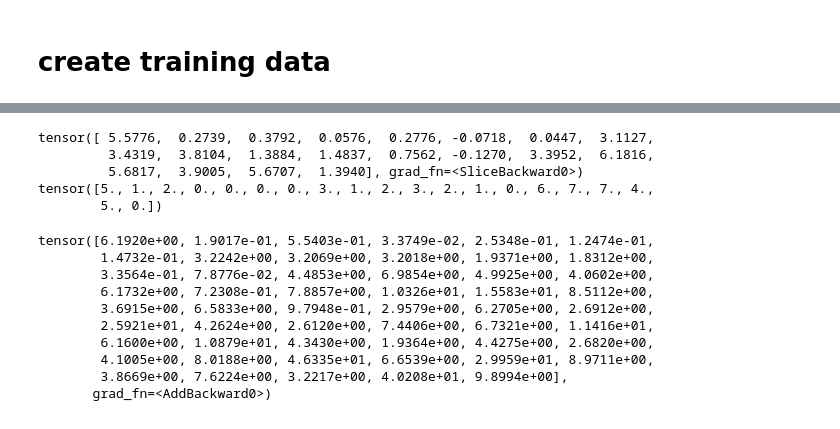
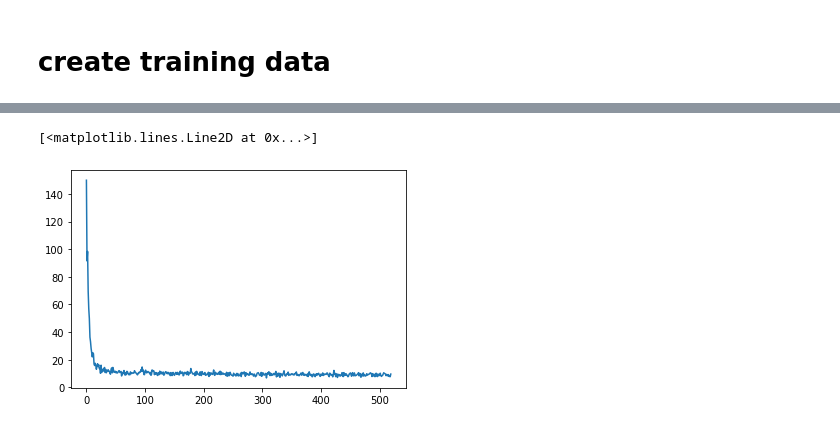
Before and after one commit to kex5n/Vehicles-Dispatch-Simulator, a Jupyter notebook: notebook/train_gcn.ipynb, the cells around one changed output, grey strips where cells are left out. Drawn from its saved outputs; the diff is of its cells as text; code cells hidden in the pictures.

Commit message:
train gcn

```diff
--- a/notebook/train_gcn.ipynb
+++ b/notebook/train_gcn.ipynb
@@ -188,11 +188,3 @@ for grid_id in sorted(raw_feature_df["GridID"].unique()):
                     date_feature.append([grid_id, month, day, hour, minute, len(tmp5), before])
                     before = len(tmp5)
 full_feature_df = pd.DataFrame(date_feature, columns=["GridID", "month", "day", "hour", "minute", "target", "before"])
-
-feature_columns = ["GridID", "month", "day", "hour", "minute", "before"]
-ss = StandardScaler()
-features = ss.fit_transform(full_feature_df[feature_columns].values)
-
-full_feature_df.rename(columns={col: "raw_" + col for col in feature_columns}, inplace=True)
-scaled_feature = pd.DataFrame(features, columns=feature_columns)
-feature_df = pd.concat([full_feature_df, scaled_feature], axis=1)
@@ -321,22 +315,35 @@ IndexError: Dimension out of range (expected to be in range of [-1, 0], but got
-# %%
-print(preds[:20])
-print(targets[:20])
-# %% [output]
-tensor([ 5.5776,  0.2739,  0.3792,  0.0576,  0.2776, -0.0718,  0.0447,  3.1127,
-         3.4319,  3.8104,  1.3884,  1.4837,  0.7562, -0.1270,  3.3952,  6.1816,
-         5.6817,  3.9005,  5.6707,  1.3940], grad_fn=<SliceBackward0>)
-tensor([5., 1., 2., 0., 0., 0., 0., 3., 1., 2., 3., 2., 1., 0., 6., 7., 7., 4.,
-        5., 0.])
-# %%
-pred
-# %% [output]
-tensor([6.1920e+00, 1.9017e-01, 5.5403e-01, 3.3749e-02, 2.5348e-01, 1.2474e-01,
-        1.4732e-01, 3.2242e+00, 3.2069e+00, 3.2018e+00, 1.9371e+00, 1.8312e+00,
-        3.3564e-01, 7.8776e-02, 4.4853e+00, 6.9854e+00, 4.9925e+00, 4.0602e+00,
-        6.1732e+00, 7.2308e-01, 7.8857e+00, 1.0326e+01, 1.5583e+01, 8.5112e+00,
-        3.6915e+00, 6.5833e+00, 9.7948e-01, 2.9579e+00, 6.2705e+00, 2.6912e+00,
-        2.5921e+01, 4.2624e+00, 2.6120e+00, 7.4406e+00, 6.7321e+00, 1.1416e+01,
-        6.1600e+00, 1.0879e+01, 4.3430e+00, 1.9364e+00, 4.4275e+00, 2.6820e+00,
-        4.1005e+00, 8.0188e+00, 4.6335e+01, 6.6539e+00, 2.9959e+01, 8.9711e+00,
-        3.8669e+00, 7.6224e+00, 3.2217e+00, 4.0208e+01, 9.8994e+00],
-       grad_fn=<AddBackward0>)
+# %%
+device = torch.device('cuda' if torch.cuda.is_available() else 'cpu')
+net = Net(num_node_features=len(feature_columns), num_nodes=size).to(device)
+criterion = torch.nn.MSELoss()
+optimizer = torch.optim.Adam(net.parameters(), lr=0.01, weight_decay=5e-4)
+
+net.train()
+losses = []
+for _ in range(10):
+    for batch in train_dataset:
+        targets = None
+        preds = None
+        optimizer.zero_grad()
+        for feature, target in zip(batch.feature, batch.target):
+            feature_tensor = torch.tensor(feature, dtype=torch.float)
+            y_tensor = torch.tensor(target, dtype=torch.float)
+            data = Data(x=feature_tensor, edge_index=edge_index, y=y_tensor)
+            pred = net(data)
+            if preds is None:
+                targets = y_tensor
+                preds = pred
+            else:
+                targets = torch.concat([targets, y_tensor])
+                preds = torch.concat([preds, pred])
+        loss = criterion(preds, targets)
+        loss.backward()
+        optimizer.step()
+        losses.append(loss.detach())
+# %%
+import matplotlib.pyplot as plt
+
+plt.plot(list(range(len(losses))), losses)
+# %% [output]
+[<matplotlib.lines.Line2D at 0x...>]
+[figure, added]
```
Also changed, not shown: parts of 7 cells of this notebook.
